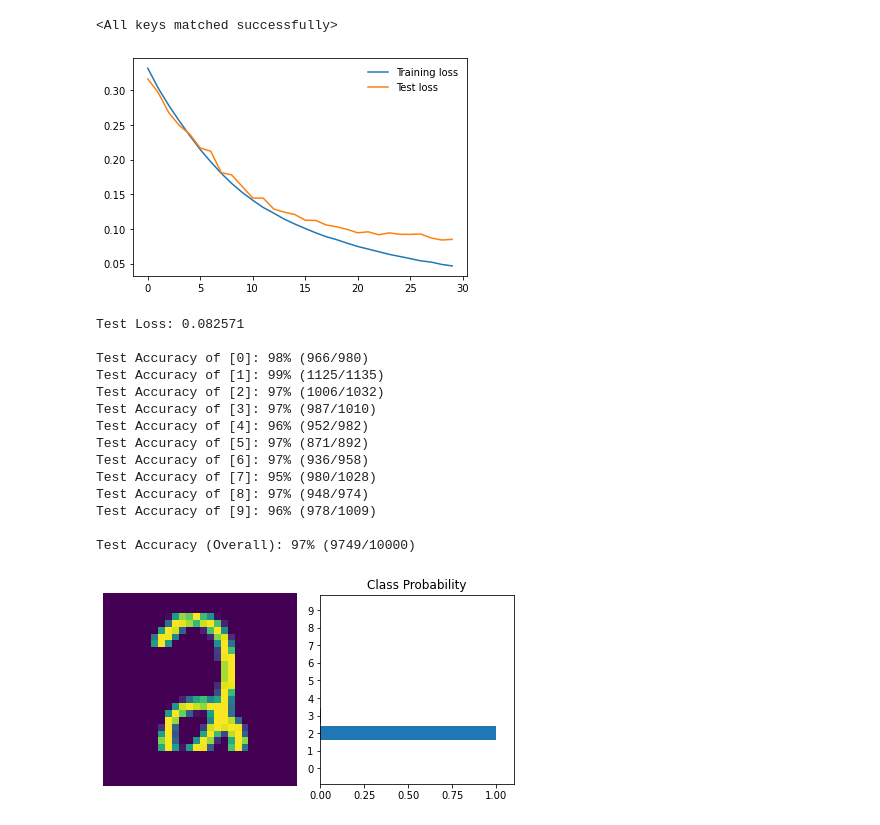
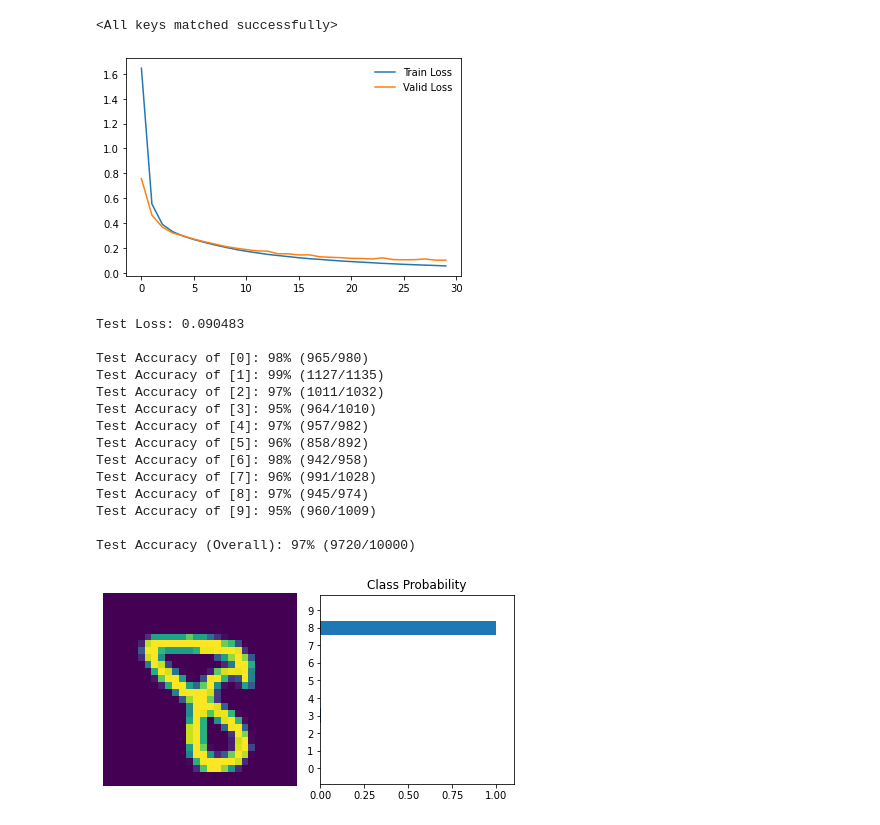
Before and after one commit to Amartyaveer/Deep-Learning, a Jupyter notebook: MNIST/MNIST_ANN.ipynb, the cells around one changed output. Cells and saved outputs as stored; diff of their text form; code cells hidden in the pictures.

Commit message:
changes classifier as net

```diff
--- a/MNIST/MNIST_ANN.ipynb
+++ b/MNIST/MNIST_ANN.ipynb
@@ -76,7 +76,7 @@ class Net(nn.Module):
 
     return x
 # %%
-model = Classifier()
+model = Net()
 model = model.to(device)
 criterion = nn.CrossEntropyLoss()
 optimizer = optim.SGD(model.parameters(), lr=0.003)
@@ -144,12 +144,12 @@ model.load_state_dict(torch.load('mnist_ann.pt', map_location=torch.device(devic
 # %% [output]
 <All keys matched successfully>
 # %%
-plt.plot(train_losses, label='Training loss')
-plt.plot(valid_losses, label ='Test loss')
+plt.plot(train_losses, label="Train Loss")
+plt.plot(valid_losses, label="Valid Loss")
 plt.legend(frameon=False)
 plt.show()
 # %% [output]
-[figure, old version]
+[figure, new version]
 # %%
 test_loss = 0.0
 class_correct = list(0. for i in range(10))
@@ -187,20 +187,20 @@ print('\nTest Accuracy (Overall): %2d%% (%2d/%2d)' % (
     100. * np.sum(class_correct) / np.sum(class_total),
     np.sum(class_correct), np.sum(class_total)))
 # %% [output]
-Test Loss: 0.082571
+Test Loss: 0.090483
 
-Test Accuracy of [0]: 98% (966/980)
-Test Accuracy of [1]: 99% (1125/1135)
-Test Accuracy of [2]: 97% (1006/1032)
-Test Accuracy of [3]: 97% (987/1010)
-Test Accuracy of [4]: 96% (952/982)
-Test Accuracy of [5]: 97% (871/892)
-Test Accuracy of [6]: 97% (936/958)
-Test Accuracy of [7]: 95% (980/1028)
-Test Accuracy of [8]: 97% (948/974)
-Test Accuracy of [9]: 96% (978/1009)
+Test Accuracy of [0]: 98% (965/980)
+Test Accuracy of [1]: 99% (1127/1135)
+Test Accuracy of [2]: 97% (1011/1032)
+Test Accuracy of [3]: 95% (964/1010)
+Test Accuracy of [4]: 97% (957/982)
+Test Accuracy of [5]: 96% (858/892)
+Test Accuracy of [6]: 98% (942/958)
+Test Accuracy of [7]: 96% (991/1028)
+Test Accuracy of [8]: 97% (945/974)
+Test Accuracy of [9]: 95% (960/1009)
 
-Test Accuracy (Overall): 97% (9749/10000)
+Test Accuracy (Overall): 97% (9720/10000)
 # %%
 images, labels = next(iter(train_loader))
 image, labels = images.to(device), labels.to(device)
@@ -226,4 +226,4 @@ plt.barh(np.arange(10),ps.data.cpu().numpy().squeeze())
 
 plt.tight_layout()
 # %% [output]
-[figure, old version]
+[figure, new version]
```
Also changed, not shown: parts of 1 cell of this notebook.
